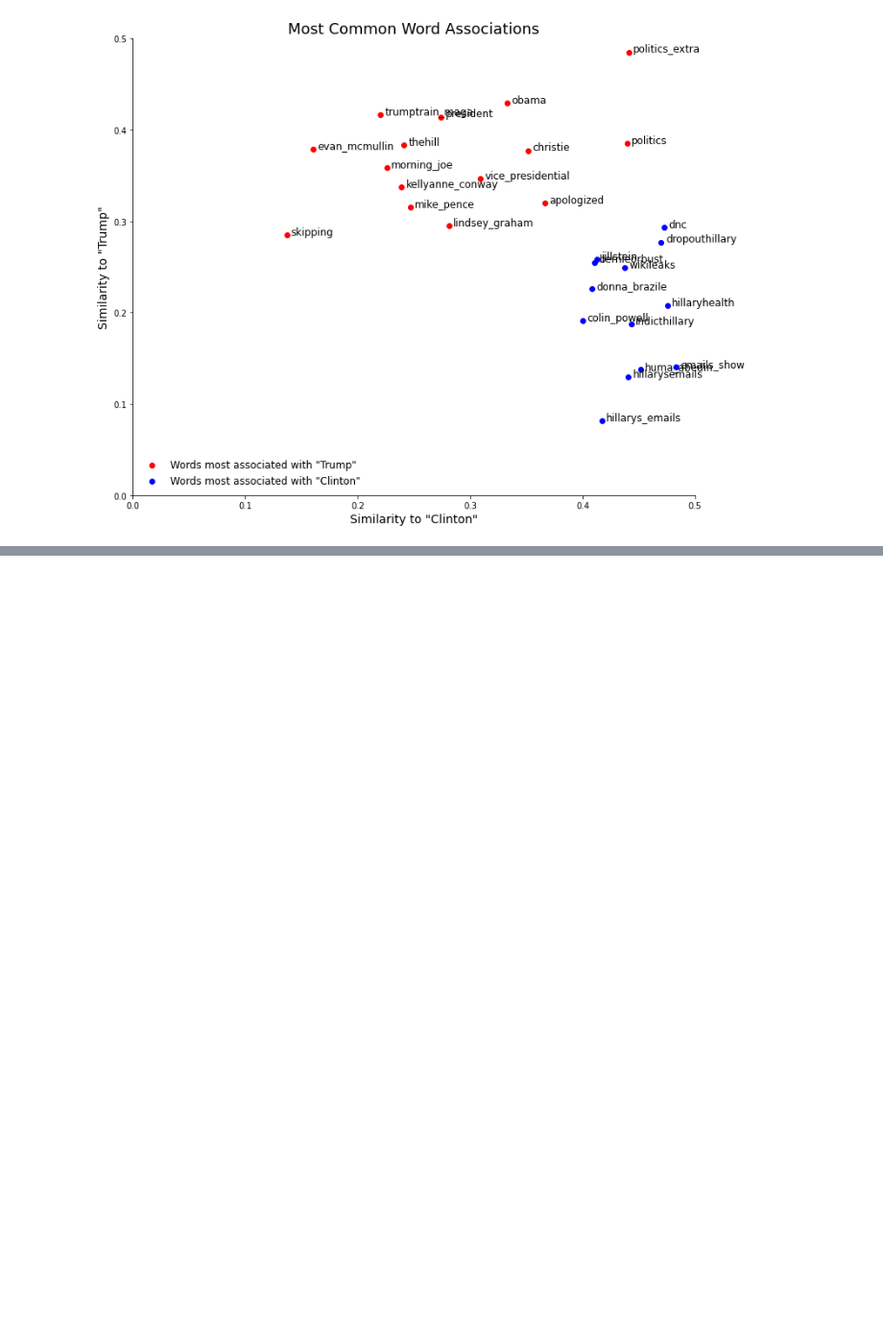
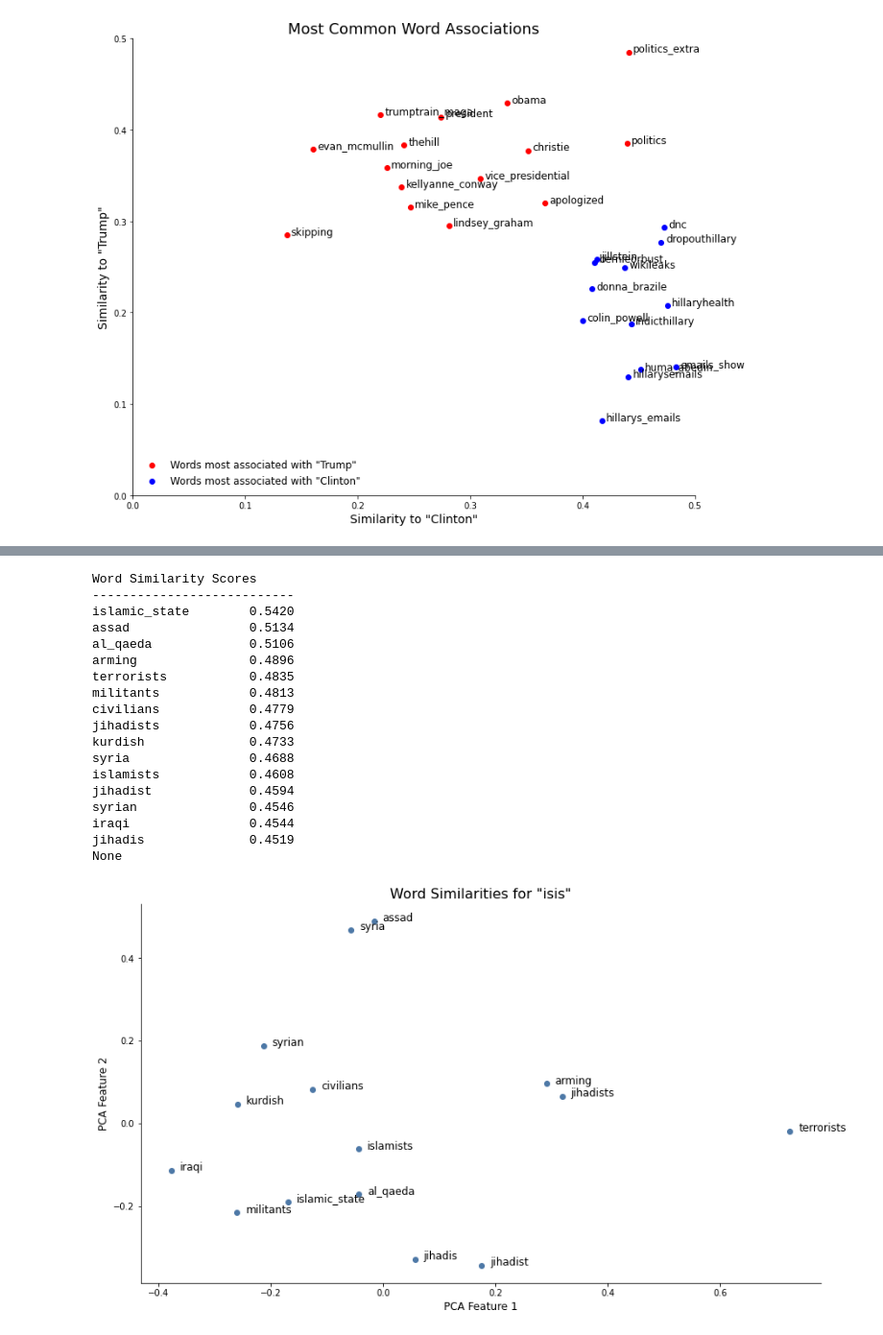
Before and after one commit to scrapfishies/russian-troll-tweets-nlp, a Jupyter notebook: modeling/w2v_modeling.ipynb, the cells around one changed output, grey strips where cells are left out. Shown: that part at 96% size. Saved outputs shown, nothing was run; the diff lists cells and outputs as text; code cells hidden in the pictures; blank space fills up the shorter version.

```diff
--- a/modeling/w2v_modeling.ipynb
+++ b/modeling/w2v_modeling.ipynb
@@ -376,0 +273,22 @@ NameError: name 'blm' is not defined
+# %%
+score_and_plot('isis', 15)
+# %% [output]
+Word Similarity Scores
+---------------------------
+islamic_state        0.5420
+assad                0.5134
+al_qaeda             0.5106
+arming               0.4896
+terrorists           0.4835
+militants            0.4813
+civilians            0.4779
+jihadists            0.4756
+kurdish              0.4733
+syria                0.4688
+islamists            0.4608
+jihadist             0.4594
+syrian               0.4546
+iraqi                0.4544
+jihadis              0.4519
+None
+[figure, added]
```
Also changed, not shown: parts of 23 cells of this notebook, 4 other files.
